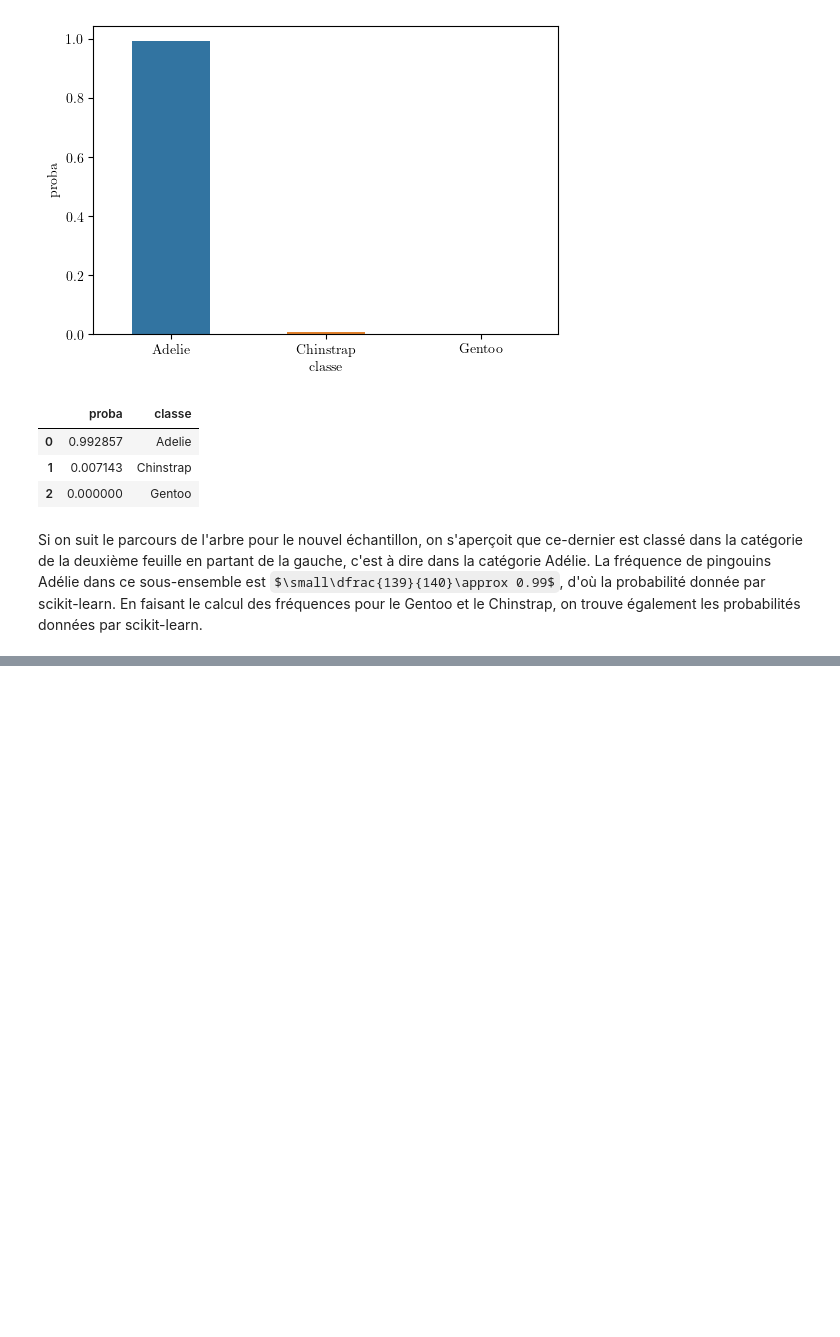
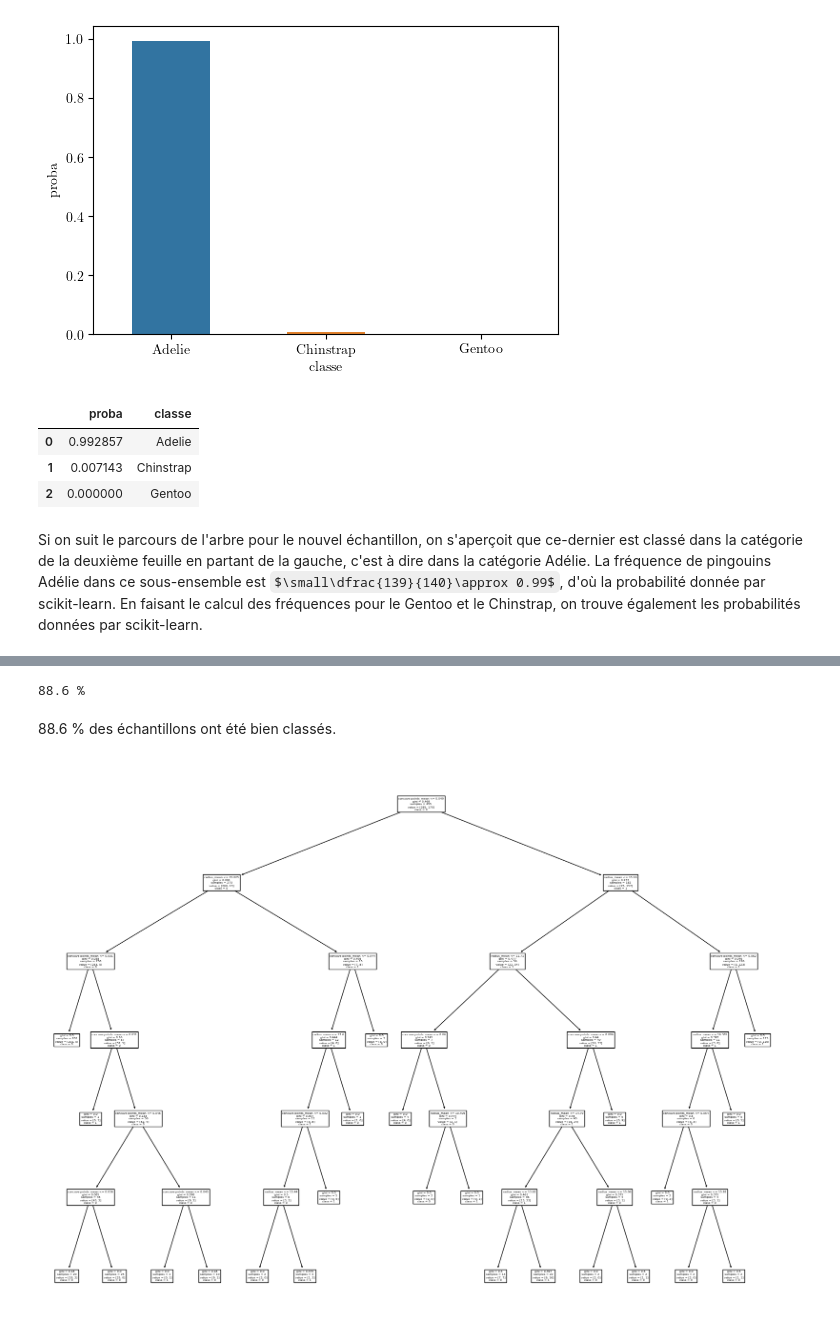
Before and after one commit to nlejay/projet_ML_supervise, a Jupyter notebook: projet_ML_lejay.ipynb, the cells around one changed output, grey strips where cells are left out. Cells and saved outputs as stored; diff of their text form; code cells hidden in the pictures; some formulas as TeX source; blank space fills up the shorter version.

```diff
--- a/projet_ML_lejay.ipynb
+++ b/projet_ML_lejay.ipynb
@@ -284,0 +302,3 @@ Si on suit le parcours de l'arbre pour le nouvel échantillon, on s'aperçoit qu
+# %%
+df_cancer = df_cancer[['id','diagnosis','radius_mean','concave points_mean']]
+df_cancer.info()
@@ -284,0 +344,14 @@ Si on suit le parcours de l'arbre pour le nouvel échantillon, on s'aperçoit qu
+# %%
+from sklearn.model_selection import train_test_split
+
+# Séparations features-labels
+X = df_cancer.drop(['id', 'diagnosis'], axis=1)
+y = df_cancer['diagnosis']
+
+# Remplacement des valeurs de y
+y = y.replace({'B':0, 'M':1})
+
+# Train-test split
+X_train, X_test, y_train, y_test = train_test_split(X, y,
+                                                    test_size=0.2,
+                                                    random_state=1)
@@ -284,0 +368,6 @@ Si on suit le parcours de l'arbre pour le nouvel échantillon, on s'aperçoit qu
+# %%
+# Instanciation d'un arbre de décision
+dt = DecisionTreeClassifier(max_depth=6, random_state=1)
+# %%
+# Entraînement du modèle
+dt.fit(X_train, y_train)
@@ -284,0 +392,20 @@ Si on suit le parcours de l'arbre pour le nouvel échantillon, on s'aperçoit qu
+# %%
+# Pourcentage de bonnes prédictions
+print(round(dt.score(X_test, y_test)*100,1), "%")
+# %% [output]
+88.6 %
+# %% [markdown]
+88.6 % des échantillons ont été bien classés.
+# %%
+plt.rcParams.update(plt.rcParamsDefault)
+
+feature_names = X_train.columns.tolist()
+classes = dt.classes_.astype('str').tolist()
+
+fig, ax = plt.subplots(figsize=(20,15))
+plot_tree(dt, feature_names=feature_names,
+          class_names=classes, ax=ax)
+
+plt.show()
+# %% [output]
+[figure, added]
```
Also changed, not shown: parts of 15 cells of this notebook, 1 other file.
